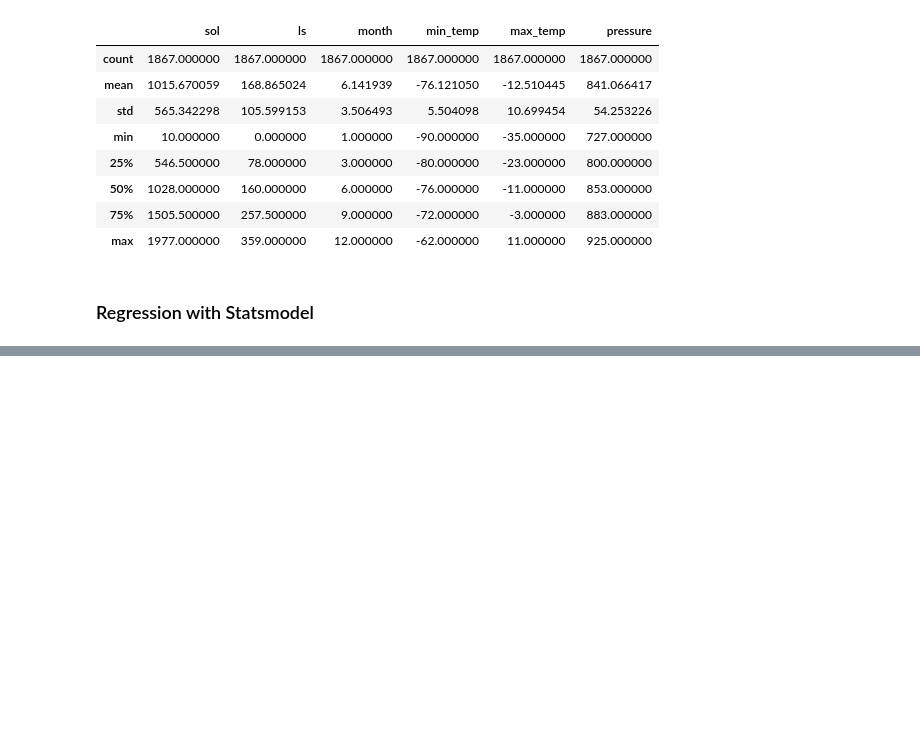
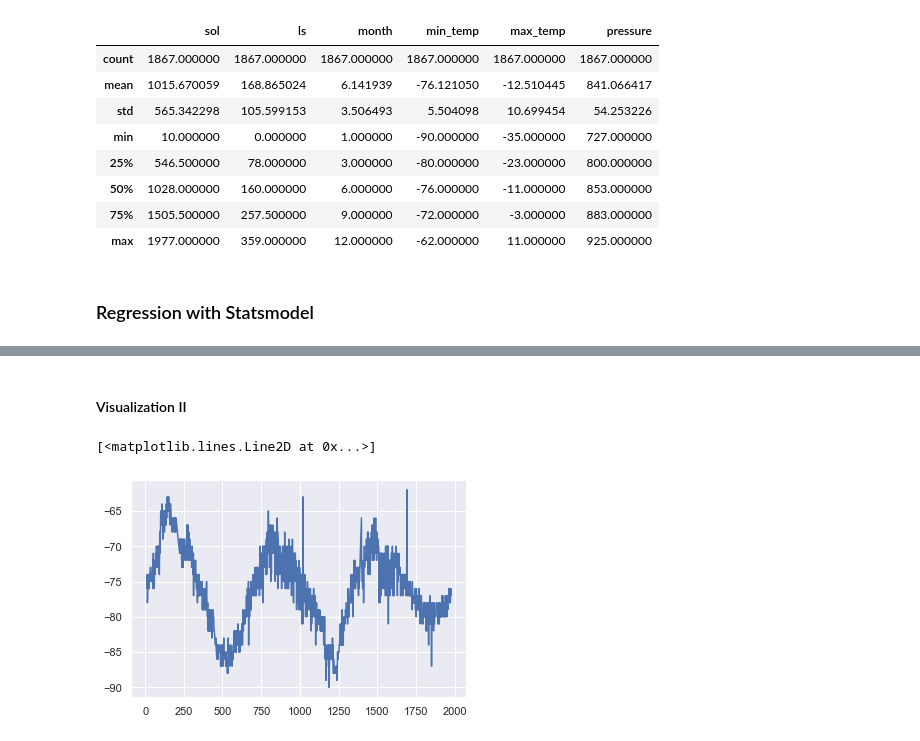
Before and after one commit to PiyushWithPant/Mars-Weather-Data-Analysis, a Jupyter notebook: index.ipynb, the cells around one changed output, grey strips where cells are left out. Cells and saved outputs as stored; diff of their text form; code cells hidden in the pictures; blank space fills up the shorter version.

```diff
--- a/index.ipynb
+++ b/index.ipynb
@@ -176,3 +181,10 @@ OLS Regression Results
 Notes:
 [1] R² is computed without centering (uncentered) since the model does not contain a constant.
 [2] Standard Errors assume that the covariance matrix of the errors is correctly specified.
+# %% [markdown]
+#### Visualization II
+# %%
+plt.plot(data['sol'],data['min_temp'])
+# %% [output]
+[<matplotlib.lines.Line2D at 0x...>]
+[figure, added]
```
Also changed, not shown: parts of 20 cells of this notebook.
